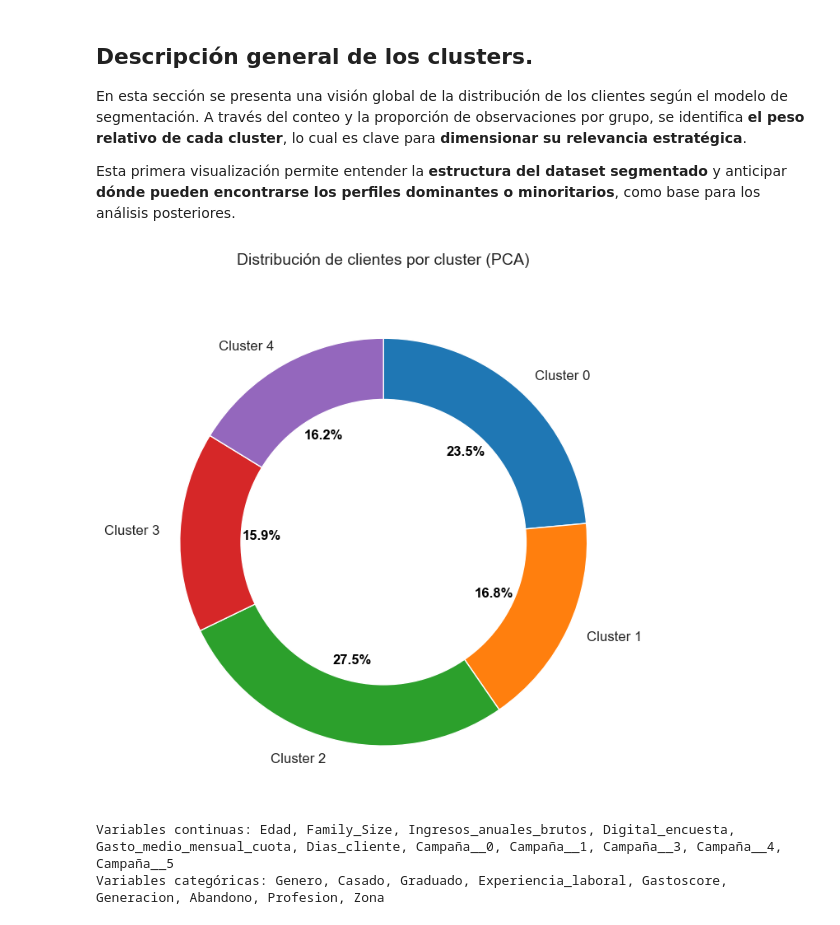
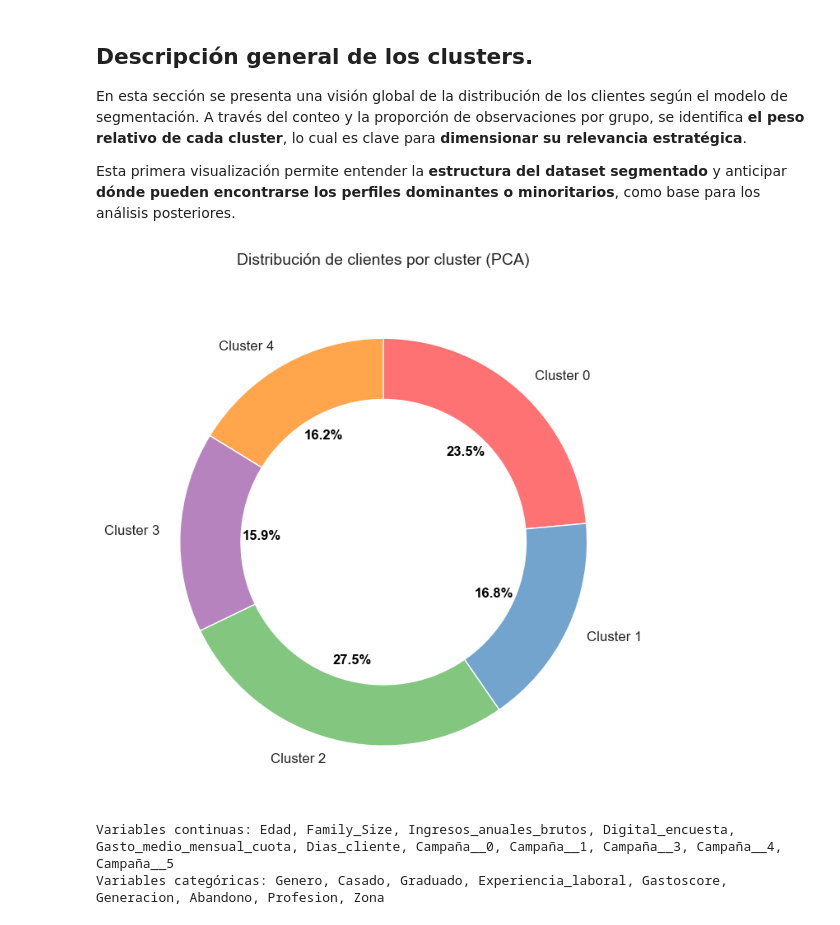
Before and after one commit to mgonzalz/gd_modelos, a Jupyter notebook: notebooks/03_cluster_analysis.ipynb, the cells around one changed output. Saved outputs shown, nothing was run; the diff lists cells and outputs as text; code cells hidden in the pictures.

```diff
--- a/notebooks/03_cluster_analysis.ipynb
+++ b/notebooks/03_cluster_analysis.ipynb
@@ -496,25 +520,28 @@ Esta primera visualización permite entender la **estructura del dataset segment
 # %%
 cluster_counts = df['Cluster_PCA'].value_counts().sort_index()
 labels = [f"Cluster {i}" for i in cluster_counts.index]
-colors = plt.cm.tab10.colors[:len(cluster_counts)]
+
+# Colores hex específicos por cluster.
+custom_colors = ['#FF7274', '#72A4CD', '#82C680', '#B683BE', '#FFA54C']
+
 fig, ax = plt.subplots(figsize=(10, 7))
 wedges, texts, autotexts = ax.pie(cluster_counts,
                                   labels=labels,
                                   autopct='%1.1f%%',
                                   startangle=90,
                                   counterclock=False,
-                                  colors=colors,
+                                  colors=custom_colors[:len(cluster_counts)],
                                   wedgeprops={'width': 0.4, 'edgecolor': 'white'})
 
+# Donut blanco en el centro.
 centre_circle = plt.Circle((0, 0), 0.70, fc='white')
 fig.gca().add_artist(centre_circle)
-
 plt.setp(autotexts, size=12, weight="bold", color="black")
 plt.title("Distribución de clientes por cluster (PCA)", fontsize=14, pad=20)
 plt.tight_layout()
 plt.show()
 # %% [output]
-[figure, old version]
+[figure, new version]
 # %%
 v_continuas = []
 v_categoricas = []
```
Also changed, not shown: parts of 8 cells of this notebook.
